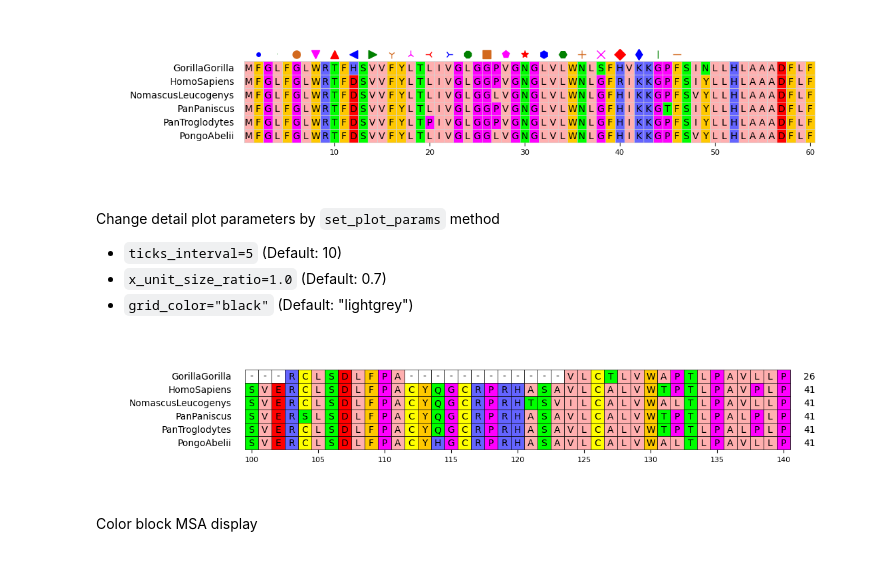
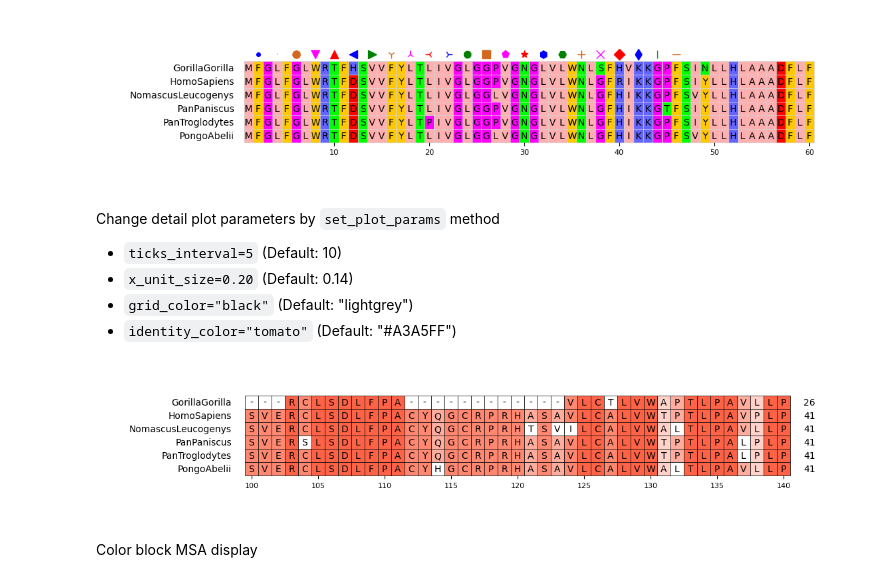
Before and after one commit to moshi4/pyMSAviz, a Jupyter notebook: docs/getting_started.ipynb, the cells around one changed output. Drawn from its saved outputs; the diff is of its cells as text; code cells hidden in the pictures.

```diff
--- a/docs/getting_started.ipynb
+++ b/docs/getting_started.ipynb
@@ -133,17 +133,18 @@ fig = mv.plotfig()
 # %% [markdown]
 Change detail plot parameters by `set_plot_params` method
 - `ticks_interval=5` (Default: 10)
-- `x_unit_size_ratio=1.0` (Default: 0.7)
+- `x_unit_size=0.20` (Default: 0.14)
 - `grid_color="black"` (Default: "lightgrey")
+- `identity_color="tomato"` (Default: "#A3A5FF")
 # %%
 from pymsaviz import MsaViz, get_msa_testdata
 
 msa_file = get_msa_testdata("MRGPRG.fa")
-mv = MsaViz(msa_file, start=100 ,end=140, show_grid=True, show_count=True)
-mv.set_plot_params(ticks_interval=5, x_unit_size_ratio=1.0, grid_color="black")
+mv = MsaViz(msa_file, start=100 ,end=140, show_grid=True, show_count=True, color_scheme="Identity")
+mv.set_plot_params(ticks_interval=5, x_unit_size=0.20, grid_color="black", identity_color="tomato")
 fig = mv.plotfig()
 # %% [output]
-[figure, old version]
+[figure, new version]
 # %% [markdown]
 Color block MSA display
 # %%
```
Also changed, not shown: parts of 1 cell of this notebook, 5 other files.
